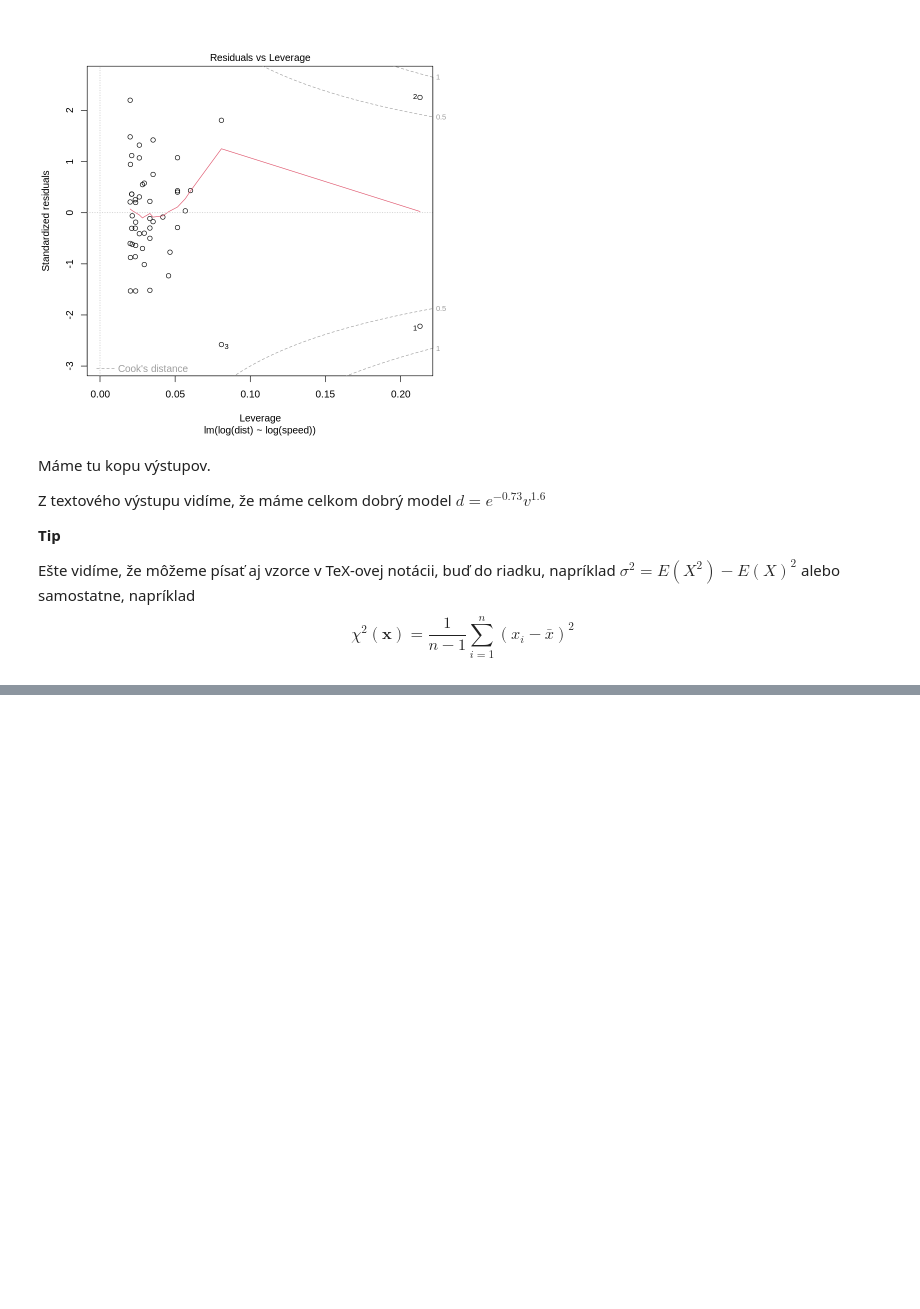
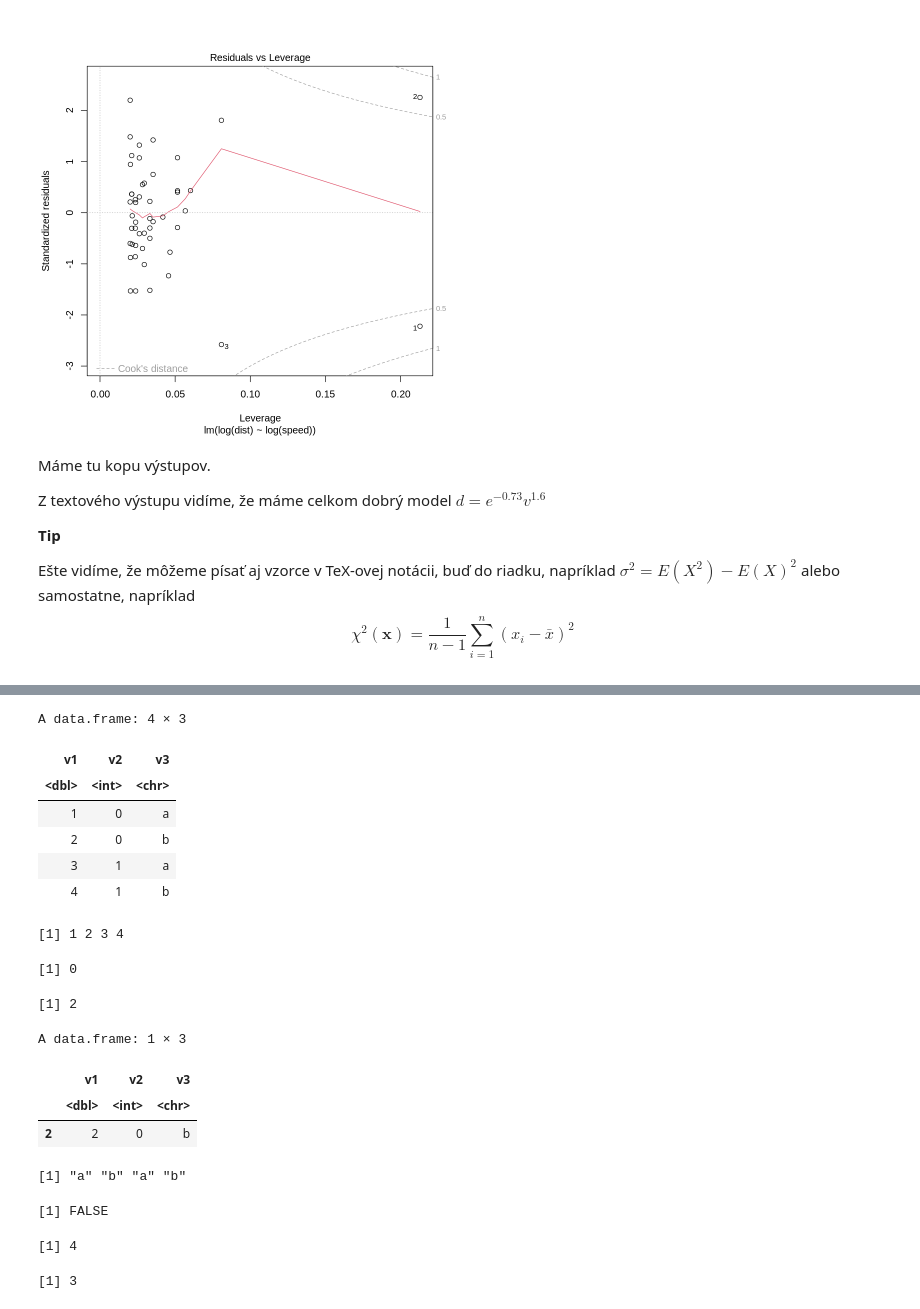
Before and after one commit to PKvasnick/AdamOnda, a Jupyter notebook: Adam_2023_07_03.ipynb, the cells around one changed output, grey strips where cells are left out. Drawn from its saved outputs; the diff is of its cells as text; code cells hidden in the pictures; blank space fills up the shorter version.

```diff
--- a/Adam_2023_07_03.ipynb
+++ b/Adam_2023_07_03.ipynb
@@ -174,0 +335,34 @@ $$
+# %%
+x <- data.frame(
+  v1 = c(1,2,3,4),
+  v2 = as.integer(c(0,0,1,1)),
+  v3 = c("a","b","a","b")
+)
+x
+x$v1 # stlpec
+x$v2[2] # element
+x[2,"v1"] # element
+x[2,] # riadok
+x$v3
+is.factor(x$v3)
+nrow(x) # pocet riadkov
+ncol(x) # pocet stlpcov
+# %% [output]
+A data.frame: 4 × 3
+| v1 | v2 | v3 |
+| <dbl> | <int> | <chr> |
+| 1 | 0 | a |
+| 2 | 0 | b |
+| 3 | 1 | a |
+| 4 | 1 | b |
+[1] 1 2 3 4
+[1] 0
+[1] 2
+A data.frame: 1 × 3
+|  | v1 | v2 | v3 |
+|  | <dbl> | <int> | <chr> |
+| 2 | 2 | 0 | b |
+[1] "a" "b" "a" "b"
+[1] FALSE
+[1] 4
+[1] 3
```
Also changed, not shown: parts of 34 cells of this notebook.
